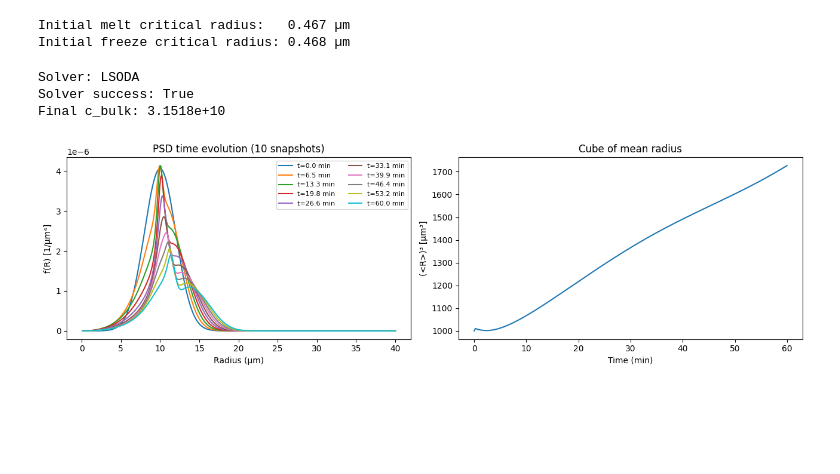
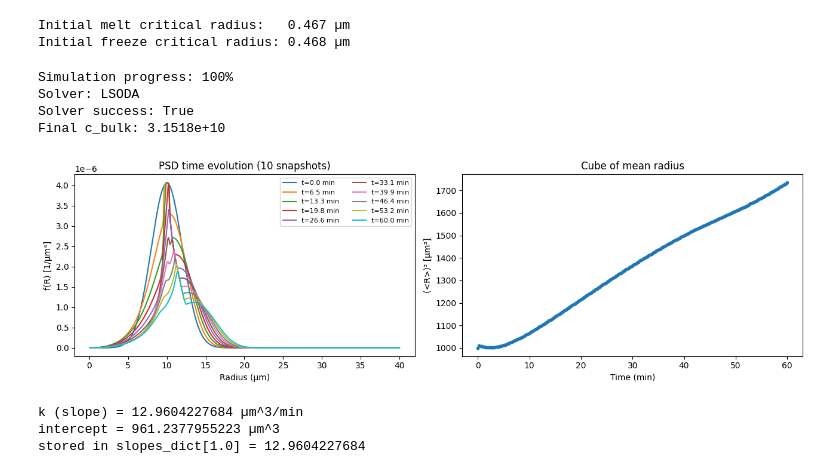
Before and after one commit to jeongmoon2006/Ice_recrystallization_inhibition, a Jupyter notebook: IRI_ODE.ipynb, the cells around one changed output. Saved outputs shown, nothing was run; the diff lists cells and outputs as text; code cells hidden in the pictures; blank space fills up the shorter version.

```diff
--- a/IRI_ODE.ipynb
+++ b/IRI_ODE.ipynb
@@ -177,7 +178,9 @@ sol = run_simulation(
     t_eval=t_eval,
     params=params,
     mode="double",  # uses two critical radii with stay region
-)
+    show_progress=True,
+    progress_chunks=40,
+ )
 
 f_final = sol.y[:-1, -1]
 c_bulk_final = sol.y[-1, -1]
@@ -185,6 +188,7 @@ print(f"Solver: {solver_method}")
 print(f"Solver success: {sol.success}")
 print(f"Final c_bulk: {c_bulk_final:.4e}")
 # %% [output]
+Simulation progress: 100%
 Solver: LSODA
 Solver success: True
 Final c_bulk: 3.1518e+10
@@ -200,31 +204,52 @@ else:
     raise ValueError("params['time_unit'] must be 'ms' or 's'.")
 
 # Plot ~10 PSD snapshots across time
 n_snapshots = 10
 snapshot_idx = np.unique(np.linspace(0, len(sol.t) - 1, n_snapshots, dtype=int))
 
 for idx in snapshot_idx:
     t_min = sol.t[idx] / time_to_min
     axes[0].plot(R, sol.y[:-1, idx], label=f"t={t_min:.1f} min")
 
 axes[0].set_xlabel("Radius (µm)")
 axes[0].set_ylabel("f(R) [1/µm⁴]")
 axes[0].set_title("PSD time evolution (10 snapshots)")
 axes[0].legend(fontsize=8, ncol=2)
 
 # Compute (<R>)^3 over time from PSD snapshots
 f_list = sol.y[:-1, :].T
 average_rcube = np.array([
     (np.trapezoid(R * f_t, R) / np.trapezoid(f_t, R)) ** 3
     for f_t in f_list
 ])
 
 axes[1].plot(sol.t / time_to_min, average_rcube)
+axes[1].scatter(sol.t / time_to_min, average_rcube, s=10)
 axes[1].set_xlabel("Time (min)")
 axes[1].set_ylabel("(<R>)³ [µm³]")
 axes[1].set_title("Cube of mean radius")
 
 plt.tight_layout()
 plt.show()
 # %% [output]
-[figure, old version]
+[figure, new version]
+# %%
+tt_array = sol.t / time_to_min
+rcube_array = average_rcube
+
+# keep only t >= 10 min first
+mask_10min = tt_array >= 10.0
+tt_array = tt_array[mask_10min]
+rcube_array = rcube_array[mask_10min]
+
+slopes_dict = {}
+slope, intercept = np.polyfit(tt_array[2:], rcube_array[2:], 1)
+slopes_dict[invL2] = slope  # Store the slope for the current invL2
+
+print(f"k (slope) = {slope:.10f} µm^3/min")
+print(f"intercept = {intercept:.10f} µm^3")
+print(f"stored in slopes_dict[{invL2}] = {slopes_dict[invL2]:.10f}")
+# %% [output]
+k (slope) = 12.9604227684 µm^3/min
+intercept = 961.2377955223 µm^3
+stored in slopes_dict[1.0] = 12.9604227684
```
Also changed, not shown: parts of 2 cells of this notebook, 2 other files.
